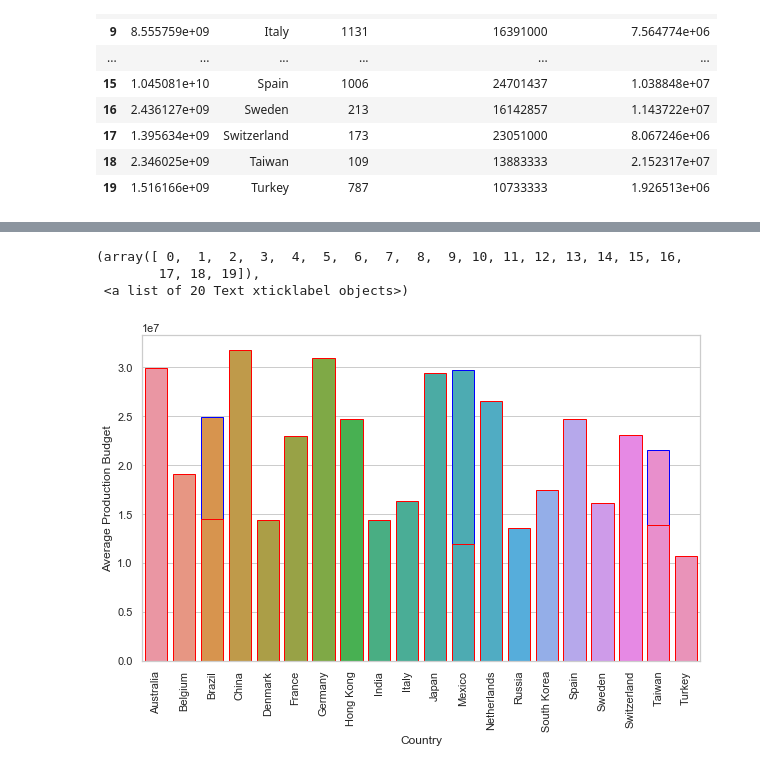
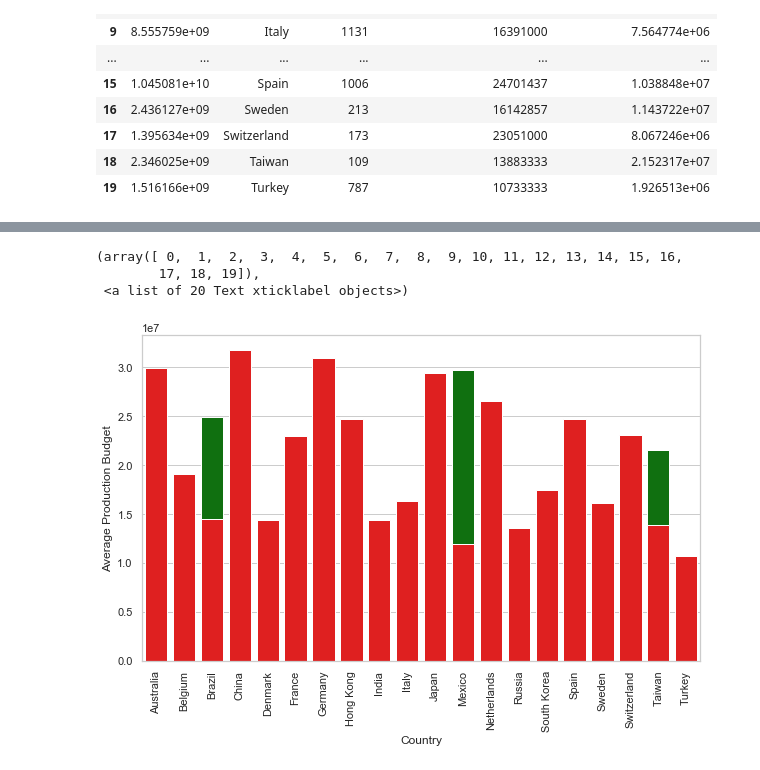
Before and after one commit to kevinmacmat/movie-mood, a Jupyter notebook: data_source2.ipynb, the cells around one changed output, grey strips where cells are left out. Cells and saved outputs as stored; diff of their text form; code cells hidden in the pictures.

Commit message:
added graph, fix average gross

```diff
--- a/data_source2.ipynb
+++ b/data_source2.ipynb
@@ -144,13 +200,15 @@ combined_df
 # %%
+
 fig2,ax1 = plt.subplots(figsize=(10,6))
 # ax1.scatter(avg_prod,avg_gross_per_movie)
-sns.barplot(combined_df['Country'],avg_gross_per_movie, ax = ax1, color = None, edgecolor = 'blue')
-
-bottom = sns.barplot(combined_df['Country'],avg_prod, ax = ax1, color = None, edgecolor = 'red')
+sns.barplot(combined_df['Country'],avg_gross_per_movie, ax = ax1, alpha = 1 , color = 'green')
+sns.barplot(combined_df['Country'],avg_prod, ax = ax1,alpha = 1, color = 'red')
 plt.xticks(rotation = 90)
 # plt.legend(['Average Production Cost','Average Gross per Movie'])
+#dark green is avg prod cost,
+#light green is
 # %% [output]
 (array([ 0,  1,  2,  3,  4,  5,  6,  7,  8,  9, 10, 11, 12, 13, 14, 15, 16,
         17, 18, 19]),
  <a list of 20 Text xticklabel objects>)
-[figure, old version]
+[figure, new version]
```
Also changed, not shown: parts of 5 cells of this notebook.
